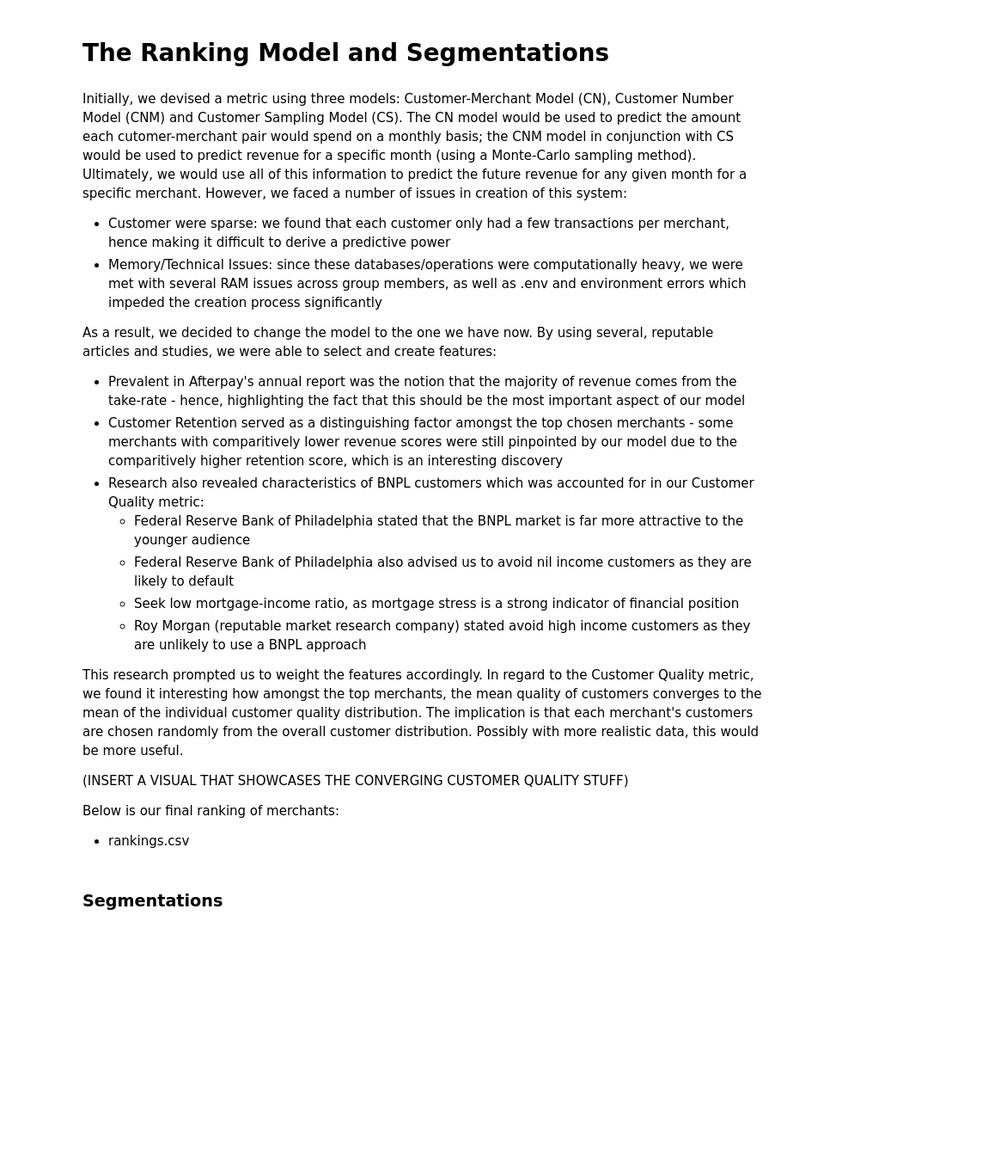
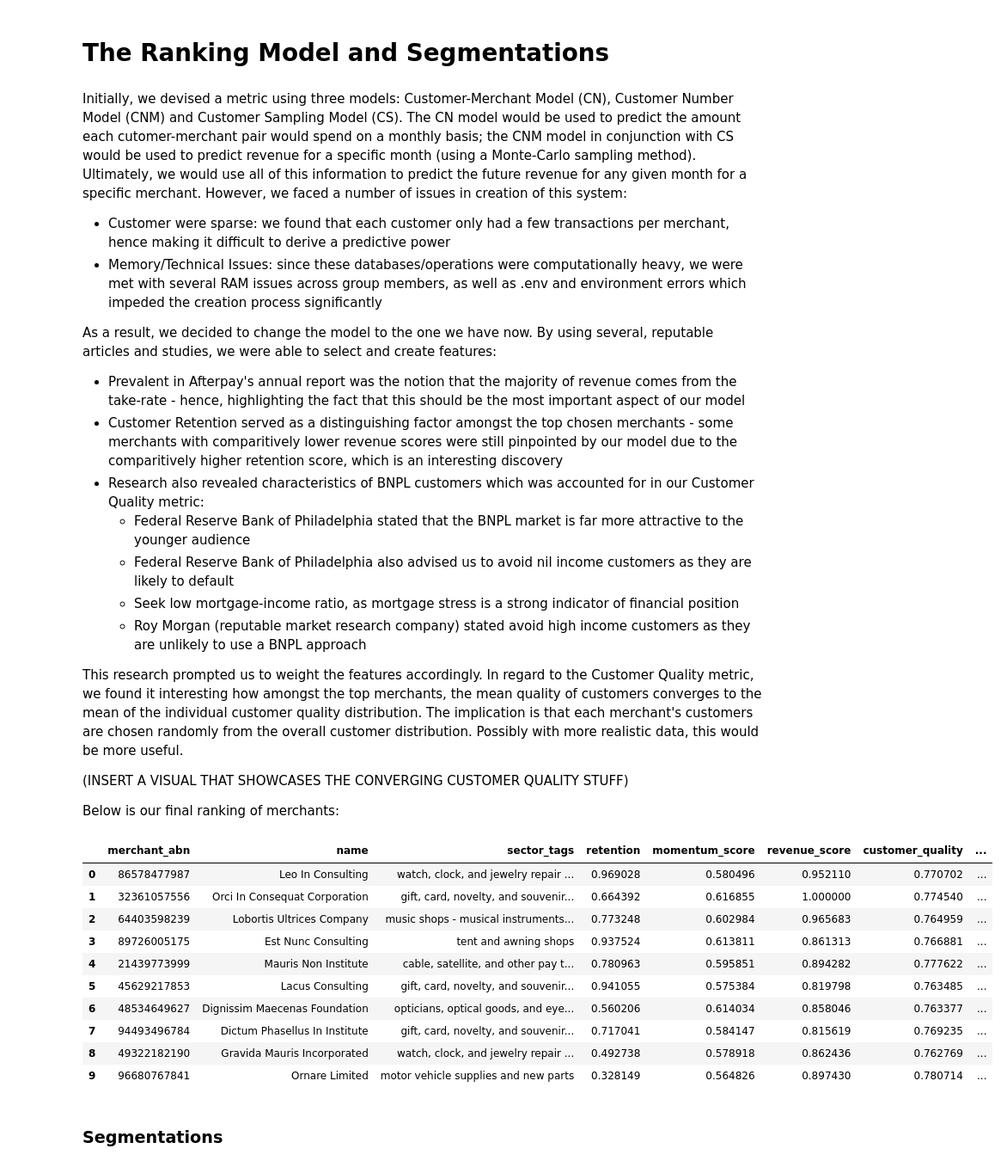
Before and after one commit to MAST30034-Applied-Data-Science/generic-buy-now-pay-later-project-group-17-adsb, a Jupyter notebook: notebooks/summary.ipynb, the cells around one changed output. Shown: that part at 86% size. Cells and saved outputs as stored; diff of their text form; code cells hidden in the pictures; blank space fills up the shorter version.

```diff
--- a/notebooks/summary.ipynb
+++ b/notebooks/summary.ipynb
@@ -94,8 +104,21 @@ This research prompted us to weight the features accordingly. In regard to the C
 (INSERT A VISUAL THAT SHOWCASES THE CONVERGING CUSTOMER QUALITY STUFF)
 
 Below is our final ranking of merchants:
-
-
-- rankings.csv
+# %%
+import pandas as pd
+rankings = pd.read_csv('../results/rankings.csv')
+rankings.head(10)
+# %% [output]
+|  | merchant_abn | name | sector_tags | retention | momentum_score | revenue_score | customer_quality | ... |
+| 0 | 86578477987 | Leo In Consulting | watch, clock, and jewelry repair ... | 0.969028 | 0.580496 | 0.952110 | 0.770702 | ... |
+| 1 | 32361057556 | Orci In Consequat Corporation | gift, card, novelty, and souvenir... | 0.664392 | 0.616855 | 1.000000 | 0.774540 | ... |
+| 2 | 64403598239 | Lobortis Ultrices Company | music shops - musical instruments... | 0.773248 | 0.602984 | 0.965683 | 0.764959 | ... |
+| 3 | 89726005175 | Est Nunc Consulting | tent and awning shops | 0.937524 | 0.613811 | 0.861313 | 0.766881 | ... |
+| 4 | 21439773999 | Mauris Non Institute | cable, satellite, and other pay t... | 0.780963 | 0.595851 | 0.894282 | 0.777622 | ... |
+| 5 | 45629217853 | Lacus Consulting | gift, card, novelty, and souvenir... | 0.941055 | 0.575384 | 0.819798 | 0.763485 | ... |
+| 6 | 48534649627 | Dignissim Maecenas Foundation | opticians, optical goods, and eye... | 0.560206 | 0.614034 | 0.858046 | 0.763377 | ... |
+| 7 | 94493496784 | Dictum Phasellus In Institute | gift, card, novelty, and souvenir... | 0.717041 | 0.584147 | 0.815619 | 0.769235 | ... |
+| 8 | 49322182190 | Gravida Mauris Incorporated | watch, clock, and jewelry repair ... | 0.492738 | 0.578918 | 0.862436 | 0.762769 | ... |
+| 9 | 96680767841 | Ornare Limited | motor vehicle supplies and new parts | 0.328149 | 0.564826 | 0.897430 | 0.780714 | ... |
 # %% [markdown]
 ### Segmentations
```
Also changed, not shown: parts of 11 cells of this notebook, 1 other file.
